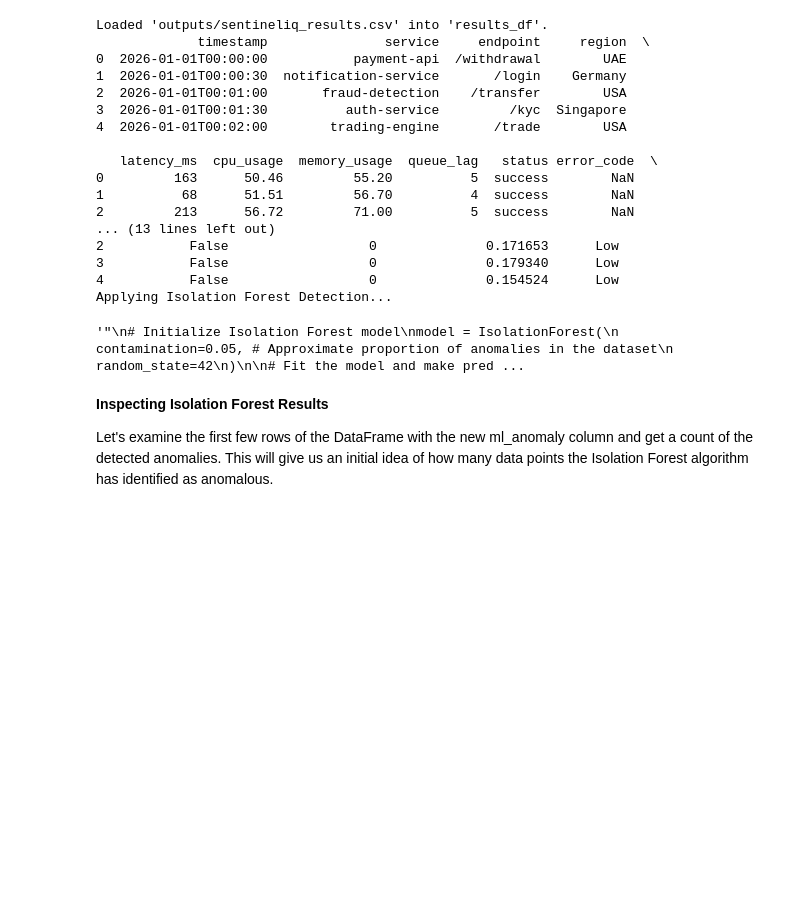
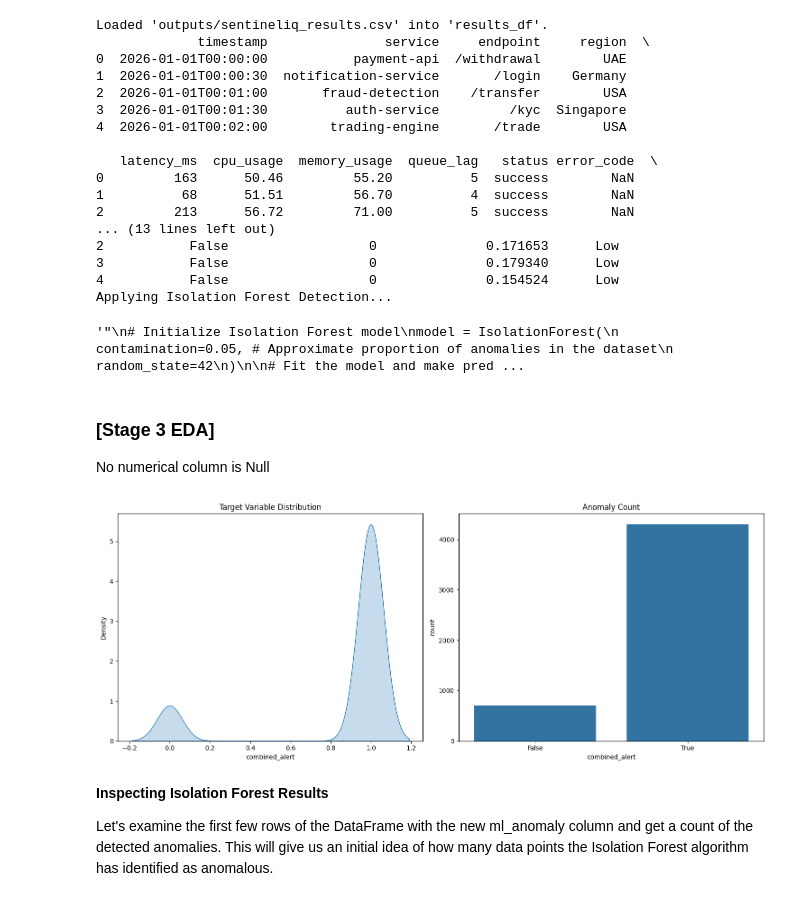
Before and after one commit to shubhiv02-learner/banking-log-anomaly-detection, a Jupyter notebook: notebooks/SentinelIQ.ipynb, the cells around one changed output. Saved outputs shown, nothing was run; the diff lists cells and outputs as text; code cells hidden in the pictures; blank space fills up the shorter version.

Commit message:
EDA - KDE plot added WIP

```diff
--- a/notebooks/SentinelIQ.ipynb
+++ b/notebooks/SentinelIQ.ipynb
@@ -983,6 +1014,47 @@ Loaded 'outputs/sentineliq_results.csv' into 'results_df'.
 4           False                  0              0.154524      Low
 Applying Isolation Forest Detection...
 '"\n# Initialize Isolation Forest model\nmodel = IsolationForest(\n    contamination=0.05, # Approximate proportion of anomalies in the dataset\n    random_state=42\n)\n\n# Fit the model and make pred ...
+# %% [markdown]
+### [Stage 3 EDA]
+
+No numerical column is Null
+# %%
+import matplotlib.pyplot as plt
+import seaborn as sns
+from imblearn.over_sampling import SMOTE
+from sklearn.decomposition import PCA
+from sklearn.utils.class_weight import compute_class_weight
+from sklearn.neighbors import KNeighborsClassifier
+from sklearn.naive_bayes import GaussianNB
+from sklearn.model_selection import train_test_split, cross_val_score, GridSearchCV
+from sklearn.preprocessing import StandardScaler, LabelEncoder
+from sklearn.metrics import classification_report, confusion_matrix, roc_auc_score
+from sklearn.linear_model import LogisticRegression
+
+# Create a figure with 2 subplots in a horizontal row
+fig, axes = plt.subplots(1, 2, figsize=(15, 6))  # 1 row, 2 columns
+
+# A KDE (Kernel Density Estimate) Plot is used to visualize the distribution
+#   of data, showing where your values are concentrated and where they are sparse
+
+# KDE plot for the 'combined_alert' column (on the first subplot)
+sns.kdeplot(df["combined_alert"], fill=True, ax=axes[0])
+axes[0].set_title('Target Variable Distribution')
+
+# Count plot for the 'combined_alert' column (on the second subplot)
+sns.countplot(x='combined_alert', data=df, ax=axes[1])
+axes[1].set_title('Anomaly Count')
+
+# Adjust layout to prevent overlap
+plt.tight_layout()
+
+# Show the plot
+plt.show()
+
+plt.savefig("KDE_Count_Plot.png", bbox_inches="tight")
+plt.close()  # Closes the plot window to save memory
+# %% [output]
+[figure, added]
 # %% [markdown]
 **Inspecting Isolation Forest Results**
 
```
Also changed, not shown: parts of 3 cells of this notebook.
